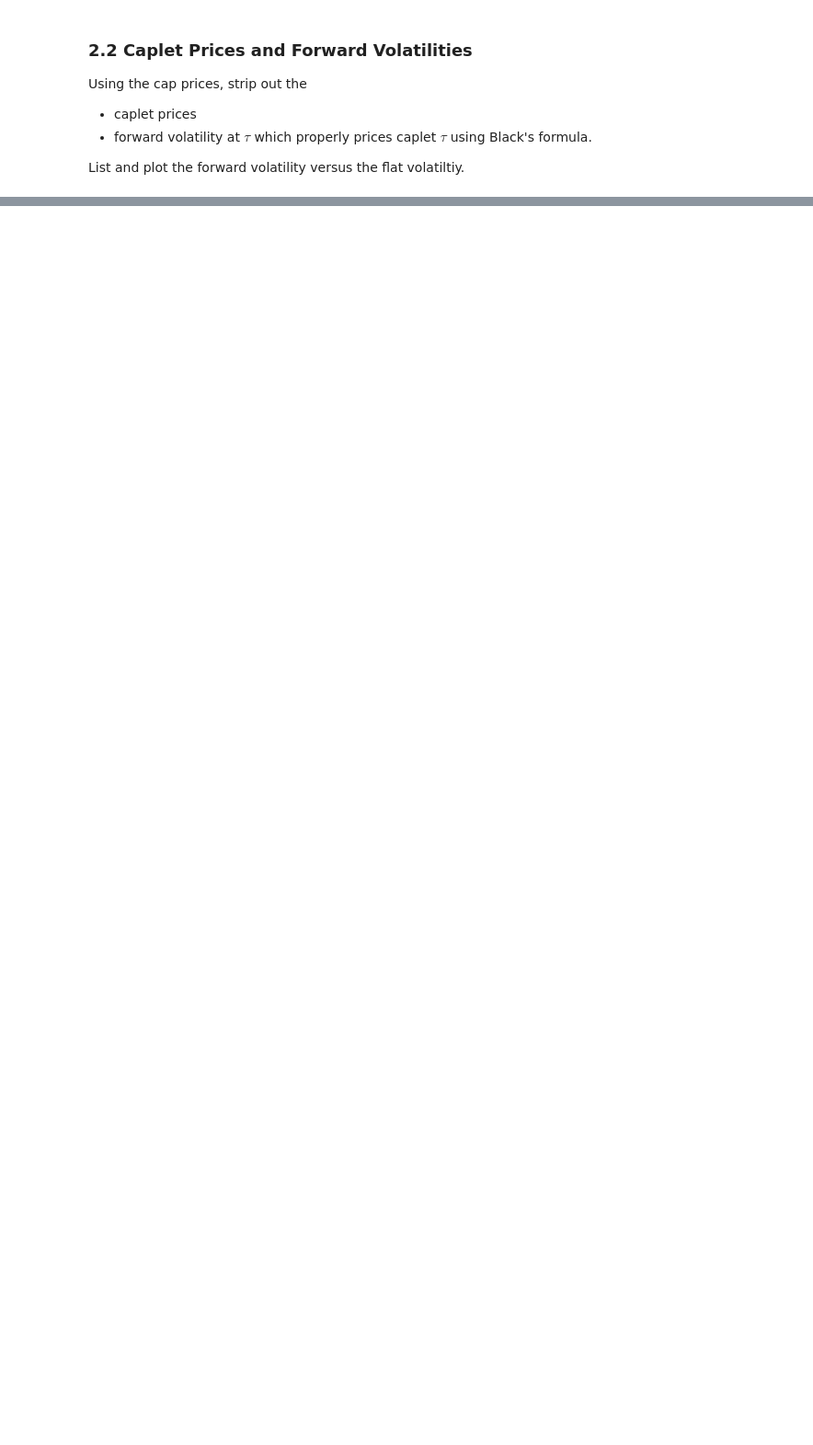
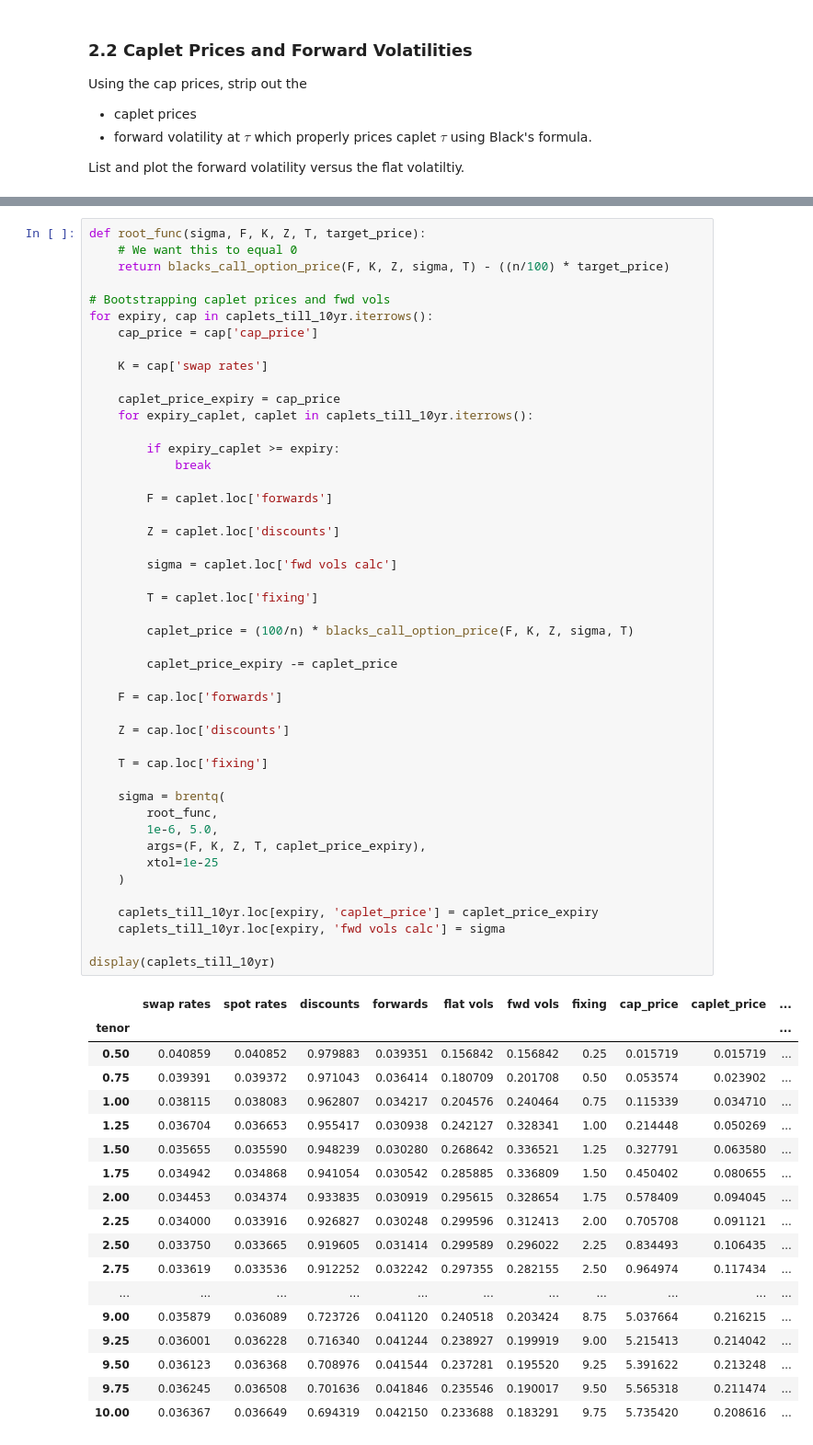
Before and after one commit to reecevdw/FINM-375-GROUP-A, a Jupyter notebook: hw2/E.7.1.%20Stripping%20Caps.ipynb, the cells around one changed output, grey strips where cells are left out. Shown at 92% size. Drawn from its saved outputs; the diff is of its cells as text; blank space fills up the shorter version.

```diff
--- a/hw2/E.7.1.%20Stripping%20Caps.ipynb
+++ b/hw2/E.7.1.%20Stripping%20Caps.ipynb
@@ -121,0 +347,65 @@ List and plot the forward volatility versus the flat volatiltiy.
+# %%
+def root_func(sigma, F, K, Z, T, target_price):
+    # We want this to equal 0
+    return blacks_call_option_price(F, K, Z, sigma, T) - ((n/100) * target_price)
+
+# Bootstrapping caplet prices and fwd vols
+for expiry, cap in caplets_till_10yr.iterrows():
+    cap_price = cap['cap_price']
+
+    K = cap['swap rates']
+
+    caplet_price_expiry = cap_price
+    for expiry_caplet, caplet in caplets_till_10yr.iterrows():
+
+        if expiry_caplet >= expiry:
+            break
+
+        F = caplet.loc['forwards']
+
+        Z = caplet.loc['discounts']
+
+        sigma = caplet.loc['fwd vols calc']
+
+        T = caplet.loc['fixing']
+
+        caplet_price = (100/n) * blacks_call_option_price(F, K, Z, sigma, T)
+
+        caplet_price_expiry -= caplet_price
+
+    F = cap.loc['forwards']
+
+    Z = cap.loc['discounts']
+
+    T = cap.loc['fixing']
+
+    sigma = brentq(
+        root_func,
+        1e-6, 5.0,
+        args=(F, K, Z, T, caplet_price_expiry),
+        xtol=1e-25
+    )
+
+    caplets_till_10yr.loc[expiry, 'caplet_price'] = caplet_price_expiry
+    caplets_till_10yr.loc[expiry, 'fwd vols calc'] = sigma
+
+display(caplets_till_10yr)
+# %% [output]
+|  | swap rates | spot rates | discounts | forwards | flat vols | fwd vols | fixing | cap_price | caplet_price | ... |
+| tenor |  |  |  |  |  |  |  |  |  | ... |
+| 0.50 | 0.040859 | 0.040852 | 0.979883 | 0.039351 | 0.156842 | 0.156842 | 0.25 | 0.015719 | 0.015719 | ... |
+| 0.75 | 0.039391 | 0.039372 | 0.971043 | 0.036414 | 0.180709 | 0.201708 | 0.50 | 0.053574 | 0.023902 | ... |
+| 1.00 | 0.038115 | 0.038083 | 0.962807 | 0.034217 | 0.204576 | 0.240464 | 0.75 | 0.115339 | 0.034710 | ... |
+| 1.25 | 0.036704 | 0.036653 | 0.955417 | 0.030938 | 0.242127 | 0.328341 | 1.00 | 0.214448 | 0.050269 | ... |
+| 1.50 | 0.035655 | 0.035590 | 0.948239 | 0.030280 | 0.268642 | 0.336521 | 1.25 | 0.327791 | 0.063580 | ... |
+| 1.75 | 0.034942 | 0.034868 | 0.941054 | 0.030542 | 0.285885 | 0.336809 | 1.50 | 0.450402 | 0.080655 | ... |
+| 2.00 | 0.034453 | 0.034374 | 0.933835 | 0.030919 | 0.295615 | 0.328654 | 1.75 | 0.578409 | 0.094045 | ... |
+| 2.25 | 0.034000 | 0.033916 | 0.926827 | 0.030248 | 0.299596 | 0.312413 | 2.00 | 0.705708 | 0.091121 | ... |
+| 2.50 | 0.033750 | 0.033665 | 0.919605 | 0.031414 | 0.299589 | 0.296022 | 2.25 | 0.834493 | 0.106435 | ... |
+| 2.75 | 0.033619 | 0.033536 | 0.912252 | 0.032242 | 0.297355 | 0.282155 | 2.50 | 0.964974 | 0.117434 | ... |
+| ... | ... | ... | ... | ... | ... | ... | ... | ... | ... | ... |
+| 9.00 | 0.035879 | 0.036089 | 0.723726 | 0.041120 | 0.240518 | 0.203424 | 8.75 | 5.037664 | 0.216215 | ... |
+| 9.25 | 0.036001 | 0.036228 | 0.716340 | 0.041244 | 0.238927 | 0.199919 | 9.00 | 5.215413 | 0.214042 | ... |
+| 9.50 | 0.036123 | 0.036368 | 0.708976 | 0.041544 | 0.237281 | 0.195520 | 9.25 | 5.391622 | 0.213248 | ... |
+| 9.75 | 0.036245 | 0.036508 | 0.701636 | 0.041846 | 0.235546 | 0.190017 | 9.50 | 5.565318 | 0.211474 | ... |
+| 10.00 | 0.036367 | 0.036649 | 0.694319 | 0.042150 | 0.233688 | 0.183291 | 9.75 | 5.735420 | 0.208616 | ... |
```
Also changed, not shown: parts of 12 cells of this notebook.
